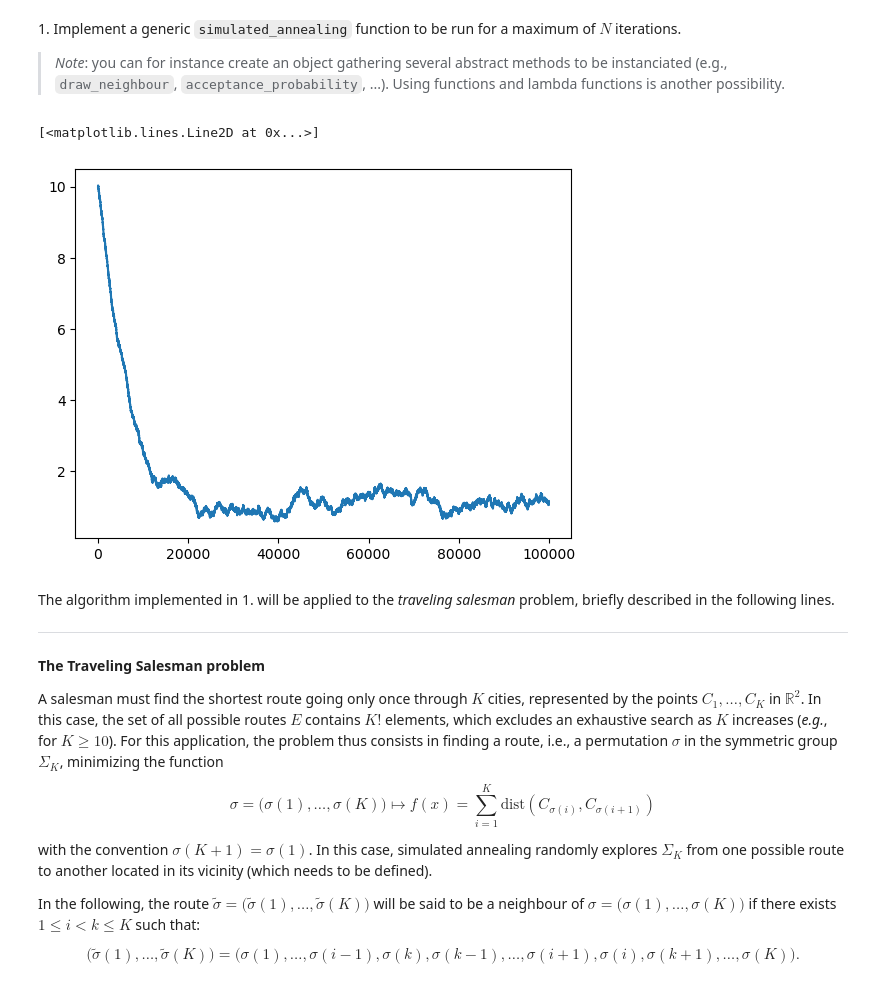
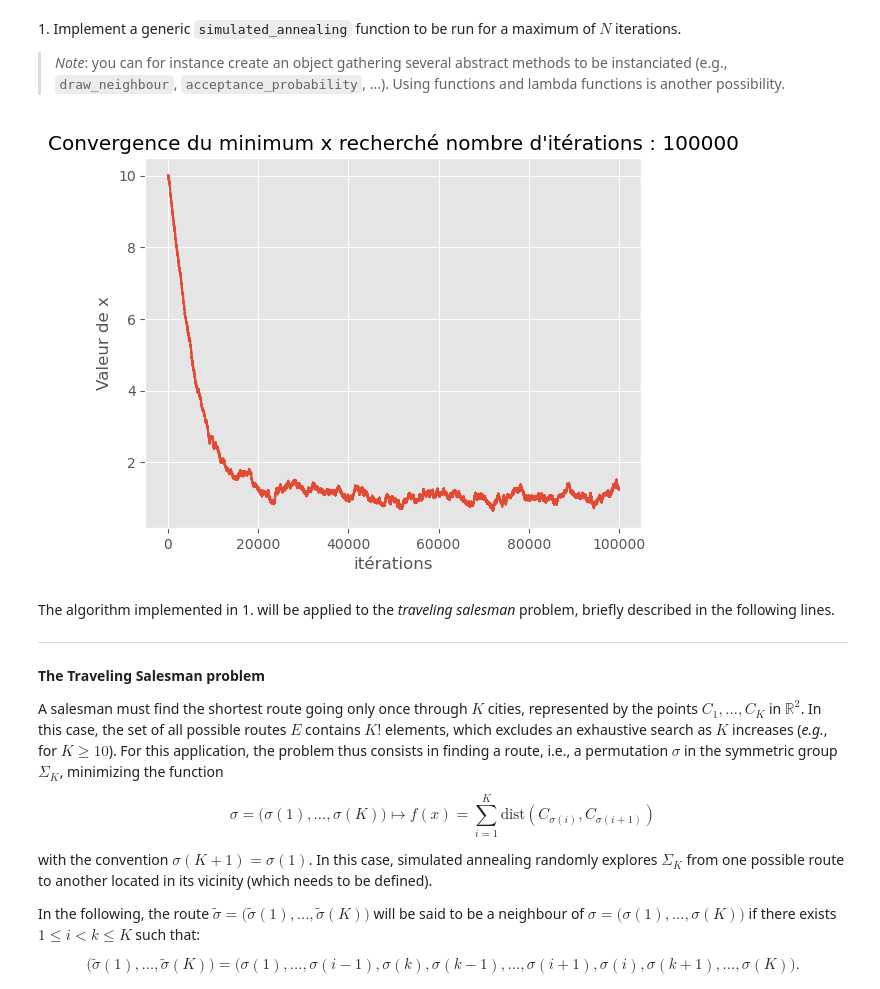
Before and after one commit to VictorNiaussat/MarkovChain, a Jupyter notebook: lab2_markov_students/lab2_notebook.ipynb, the cells around one changed output. Cells and saved outputs as stored; diff of their text form; code cells hidden in the pictures.

```diff
--- a/lab2_markov_students/lab2_notebook.ipynb
+++ b/lab2_markov_students/lab2_notebook.ipynb
@@ -263,40 +263,19 @@ Return $x_N$, $\bigl( f(x_n) \bigr)_{1 \leq n \leq N}$
 1\. Implement a generic `simulated_annealing` function to be run for a maximum of $N$ iterations.
 
 > *Note*: you can for instance create an object gathering several abstract methods to be instanciated (e.g., `draw_neighbour`, `acceptance_probability`, ...). Using functions and lambda functions is another possibility.
-# %%
-def acceptance_probability(f,y,xn,Tn):
-    return(1 if f(y)<f(xn) else np.exp(-(f(y)-f(xn))/Tn))
-
-def simulated_annealing(f,N,T_min,x0,T0):
-
-    n = 0
-
-    xn = x0
-    Tn=T0
-
-    X,F=[],[]
-
-    while n<N and Tn>T_min:
-        y = draw_neighbour(xn)
-        u = np.random.uniform()
-        xn = y if u <= acceptance_probability(f,y,xn,Tn) else xn
-        X.append(xn)
-        F.append(f(xn))
-        Tn = T0/np.log(n+2)
-        n=n+1
-    return(X,F)
-# %%
-def draw_neighbour(xn):
-    return(xn+0.005 if np.random.uniform()<0.5 else xn-0.005 )
-
-
-
-X ,F= simulated_annealing(f=lambda x:(x-1)**2,N=100000,T_min=0.0005,x0 = 10,T0 = 1)
-
-plt.plot(X)
-# %% [output]
-[<matplotlib.lines.Line2D at 0x...>]
-[figure, removed]
+# %%
+#Paramètres
+N=100_000
+T_min=0.0005
+x0=10
+T0=1
+
+#Simulation
+X ,F= simulated_annealing(f=lambda x:(x-1)**2,N=N,T_min=T_min,x0 = x0,T0 = T0)
+# %%
+plotAnnealing(X=X,step_number=N,drawSteps=True)
+# %% [output]
+[figure, added]
 # %% [markdown]
 The algorithm implemented in 1. will be applied to the *traveling salesman* problem, briefly described in the following lines.
 
```
Also changed, not shown: parts of 7 cells of this notebook, 2 other files.
